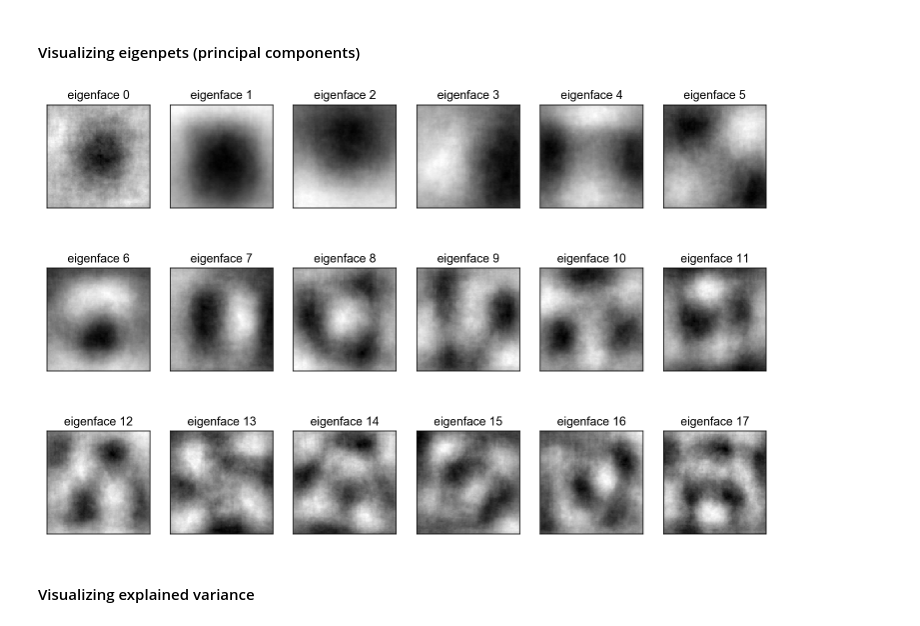
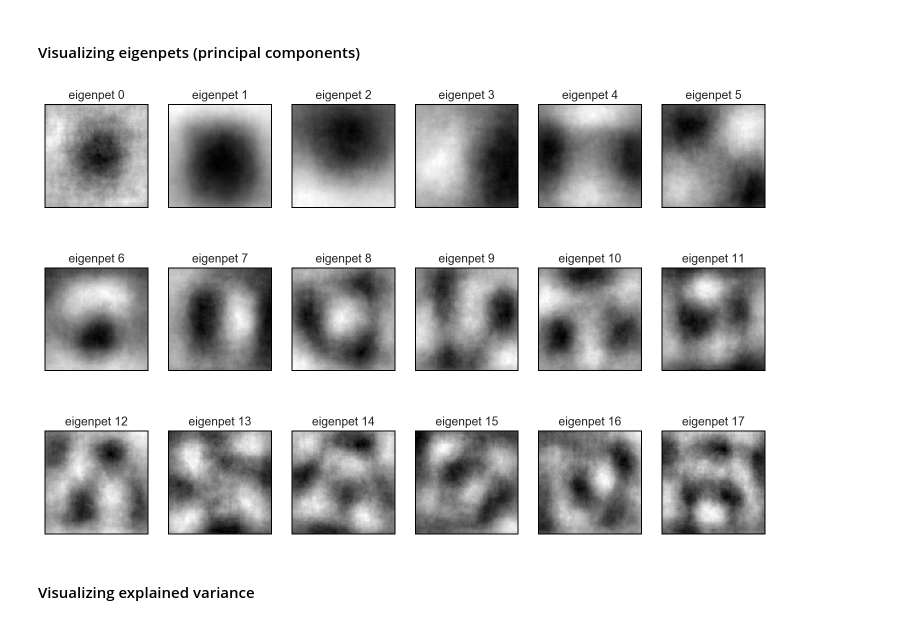
Before and after one commit to SMU-ML-2017/Project3, a Jupyter notebook: Project3 ML.ipynb, the cells around one changed output. Saved outputs shown, nothing was run; the diff lists cells and outputs as text; code cells hidden in the pictures.

```diff
--- a/Project3 ML.ipynb
+++ b/Project3 ML.ipynb
@@ -166,9 +168,12 @@ def plot_gallery(imgs, titles, size, rows=3, cols=6):
 
     for i in range(rows * cols):
         plt.subplot(rows, cols, i+1)
+        ax = plt.gca()
+        [spine.set_color('black') for _,spine in ax.spines.items()]
         plt.imshow(imgs[i].reshape(size), cmap=plt.cm.gray)
         plt.title(titles[i], size=12)
         plt.xticks([]); plt.yticks([])
+    plt.show()
 # %%
 some_images = images.sample(n=18)
 plot_gallery(some_images.image_data.iloc, some_images.id.iloc, image_size)
@@ -212,10 +217,10 @@ Wall time: 6.21 s
 # %% [markdown]
 #### Visualizing eigenpets (principal components)
 # %%
-eigenpets_titles = [f'eigenface {i}' for i in range(eigenpets.shape[0])]
+eigenpets_titles = [f'eigenpet {i}' for i in range(eigenpets.shape[0])]
 plot_gallery(eigenpets, eigenpets_titles, image_size)
 # %% [output]
-[figure, old version]
+[figure, new version]
 # %% [markdown]
 #### Visualizing explained variance
 # %%
```
Also changed, not shown: parts of 6 cells of this notebook.
